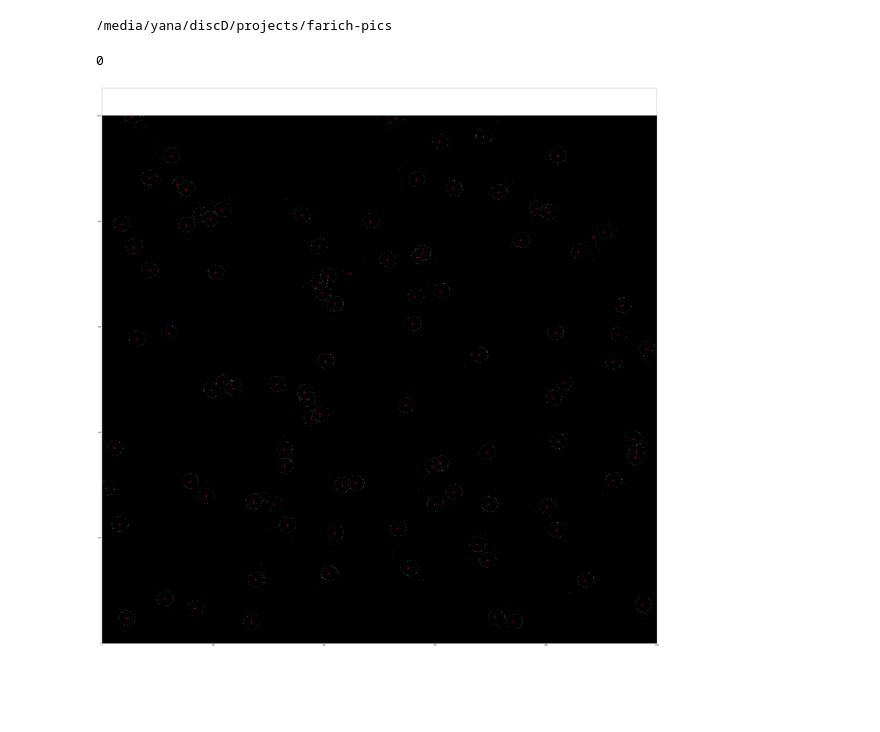
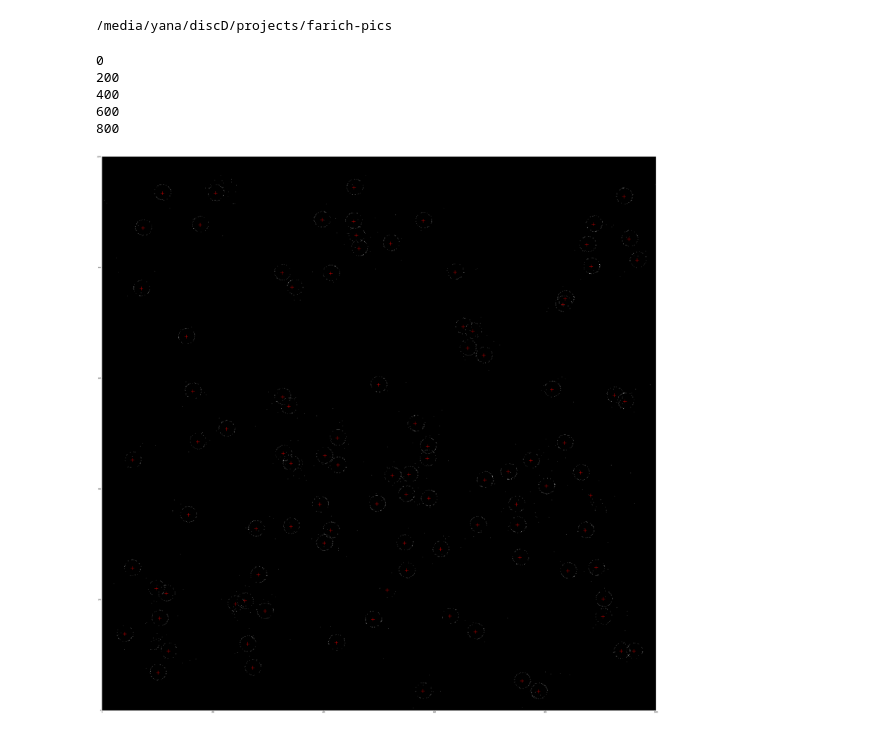
Before and after one commit to 82492749123082/farich-pics, a Jupyter notebook: notebooks/BoardGenerationExample.ipynb, the cells around one changed output. Drawn from its saved outputs; the diff is of its cells as text; code cells hidden in the pictures; blank space fills up the shorter version.

```diff
--- a/notebooks/BoardGenerationExample.ipynb
+++ b/notebooks/BoardGenerationExample.ipynb
@@ -14,8 +13,23 @@ X, y = dp.get_images()
 # %%
-board, Y_res = dp.generate_board(board_size=1000, N_circles=100)
+#%%time
+#board, Y_res = dp.generate_board(board_size=1000, N_circles=100)
-# %% [output]
-0
-# %%
-print_board(board, Y_res)
-# %% [output]
-[figure, removed]
+# %%
+#%%time
+H_all = []
+h_all = []
+for i in range(0,1000):
+    if i % 200 == 0:
+        print(i)
+    board, Y_res = dp.generate_board(board_size=1000, N_circles=100)
+    H_all.append(board)
+    h_all.append(Y_res)
+# %% [output]
+0
+200
+400
+600
+800
+# %%
+print_board(H_all[10], h_all[10])
+# %% [output]
+[figure, added]
```
Also changed, not shown: parts of 2 cells of this notebook, 1 other file.
